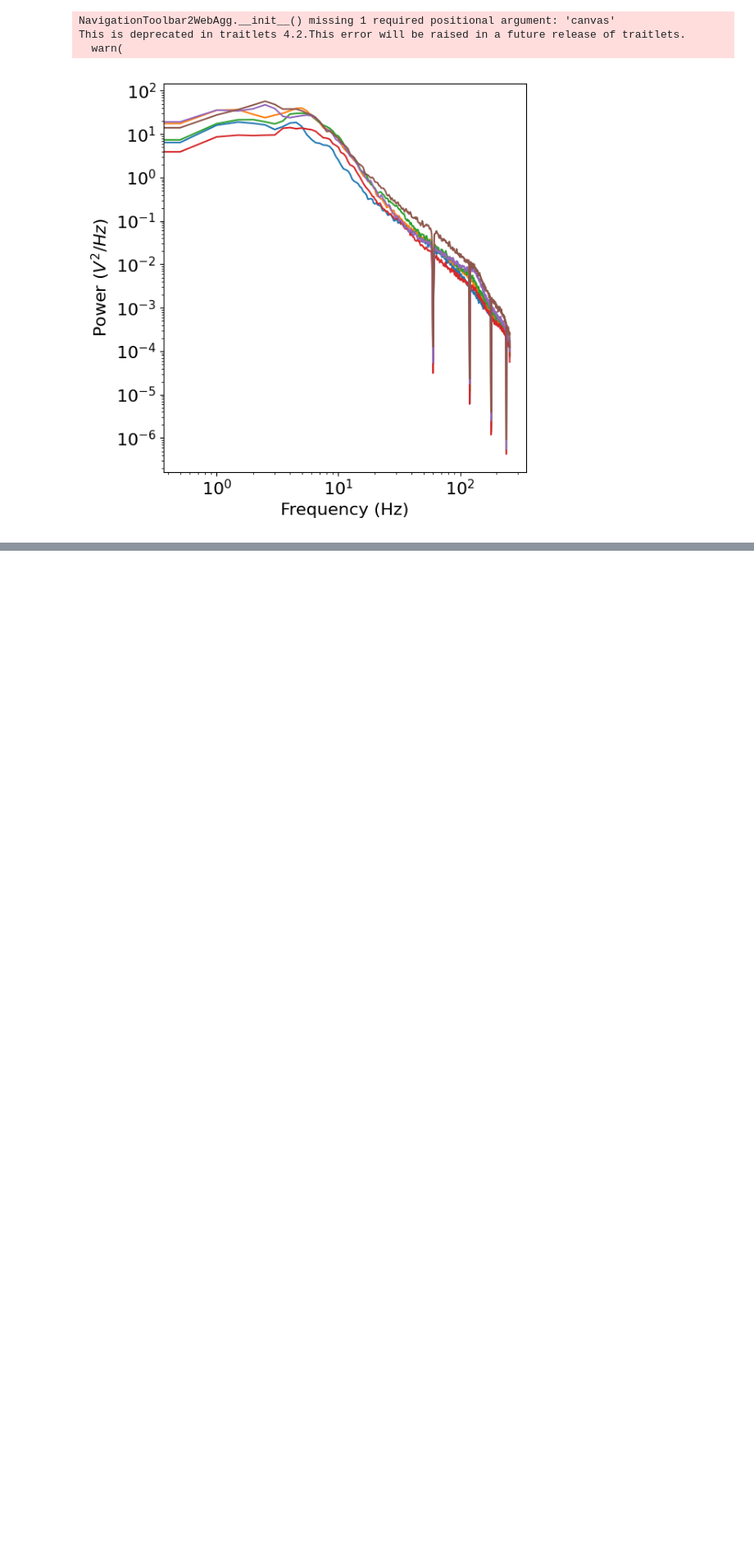
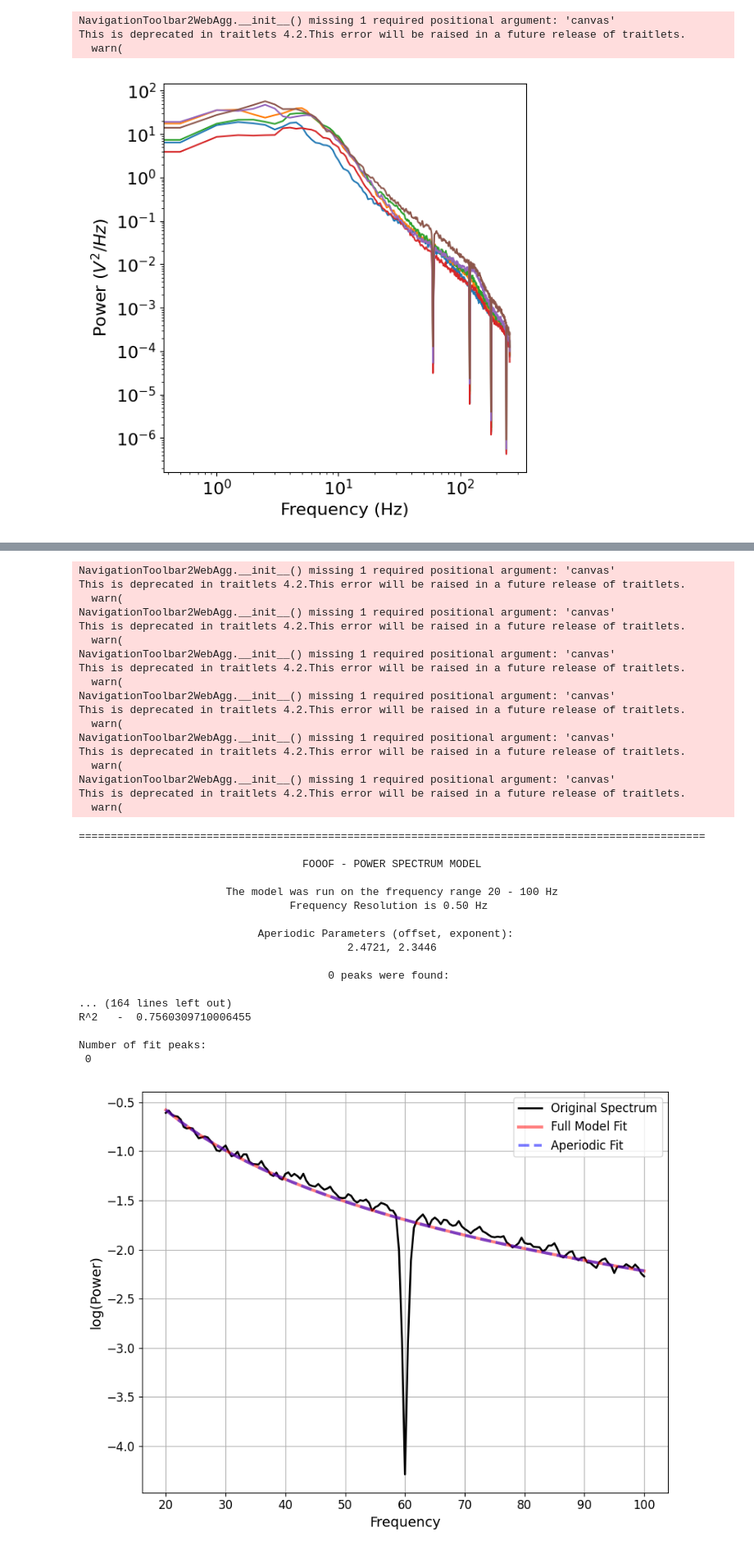
Before and after one commit to davidjuliancaldwell/py_ecog_utilities, a Jupyter notebook: scripts/kleen_data_demo.ipynb, the cells around one changed output, grey strips where cells are left out. Shown at 82% size. Saved outputs shown, nothing was run; the diff lists cells and outputs as text; code cells hidden in the pictures; blank space fills up the shorter version.

```diff
--- a/scripts/kleen_data_demo.ipynb
+++ b/scripts/kleen_data_demo.ipynb
@@ -147,31 +169,68 @@ plot_spectral_hist(freqs, bins, spect_hist, freq_med, psd_med)
 
 fooof_total = []
 
 # Define model settings
 peak_width = [1, 8]             # `peak_width_limit` setting
 n_peaks = 6                     # `max_n_peaks` setting
 peak_height = 0.10              # `min_peak_height` setting
 
 # Define frequency range
-PSD_range = [30, 45]
+PSD_range = [20, 100]
 
 # fooof over each channel
 for idx in list(range(0,psd_mean.shape[0])):
     # Initialize a model object for spectral parameterization, with some settings
     fm = FOOOF(peak_width_limits=peak_width, max_n_peaks=n_peaks, min_peak_height=peak_height, verbose=False)
 
     # Fit individual PSD over 3-40 Hz range
     fm.report(freq_mean, psd_mean[idx,:], PSD_range)
 
     #plt.savefig(f"fooof{idx}")
 
     # Access the model fit parameters from the model object
     print('Aperiodic parameters: \n', fm.aperiodic_params_, '\n')
     print('Peak parameters: \n', fm.peak_params_, '\n')
     print('Goodness of fit:')
     print('Error - ', fm.error_)
     print('R^2   - ', fm.r_squared_, '\n')
     print('Number of fit peaks: \n', fm.n_peaks_)
 
     fooof_output = fm
     fooof_total.append(fooof_output)
+# %% [output]
+NavigationToolbar2WebAgg.__init__() missing 1 required positional argument: 'canvas'
+This is deprecated in traitlets 4.2.This error will be raised in a future release of traitlets.
+  warn(
+NavigationToolbar2WebAgg.__init__() missing 1 required positional argument: 'canvas'
+This is deprecated in traitlets 4.2.This error will be raised in a future release of traitlets.
+  warn(
+NavigationToolbar2WebAgg.__init__() missing 1 required positional argument: 'canvas'
+This is deprecated in traitlets 4.2.This error will be raised in a future release of traitlets.
+  warn(
+NavigationToolbar2WebAgg.__init__() missing 1 required positional argument: 'canvas'
+This is deprecated in traitlets 4.2.This error will be raised in a future release of traitlets.
+  warn(
+NavigationToolbar2WebAgg.__init__() missing 1 required positional argument: 'canvas'
+This is deprecated in traitlets 4.2.This error will be raised in a future release of traitlets.
+  warn(
+NavigationToolbar2WebAgg.__init__() missing 1 required positional argument: 'canvas'
+This is deprecated in traitlets 4.2.This error will be raised in a future release of traitlets.
+  warn(
+==================================================================================================
+
+                                   FOOOF - POWER SPECTRUM MODEL
+
+                       The model was run on the frequency range 20 - 100 Hz
+                                 Frequency Resolution is 0.50 Hz
+
+                            Aperiodic Parameters (offset, exponent):
+                                          2.4721, 2.3446
+
+                                       0 peaks were found:
+
+... (164 lines left out)
+R^2   -  0.7560309710006455
+
+Number of fit peaks:
+ 0
+[figure, added]
```
Also changed, not shown: parts of 10 cells of this notebook, 15 other files.
